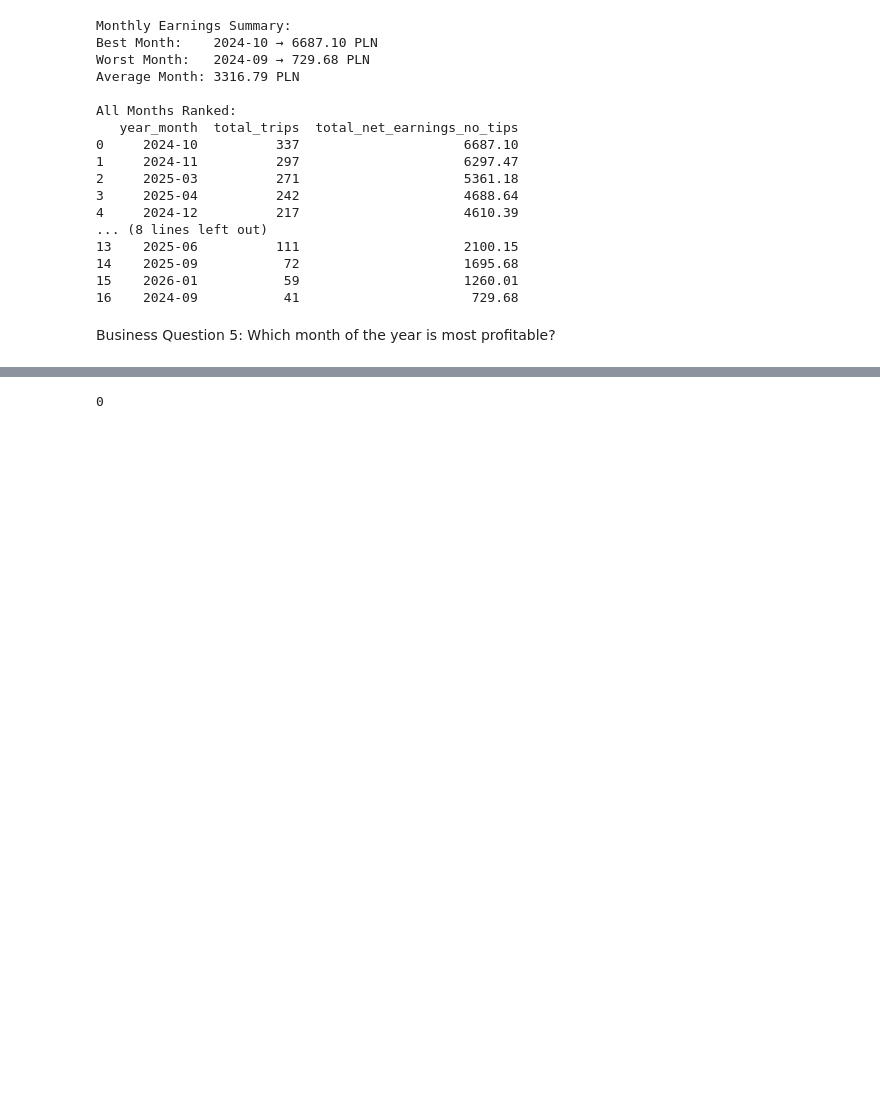
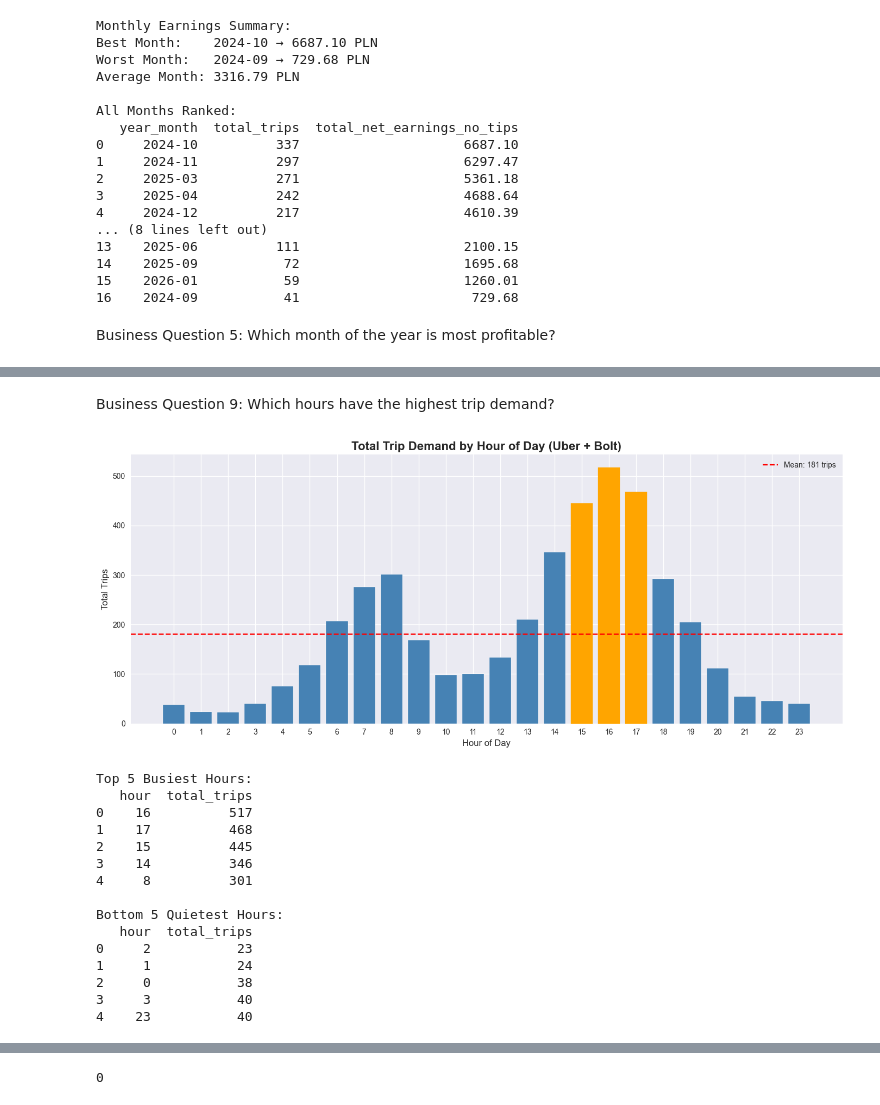
Before and after one commit to lamoski/RideMetrics, a Jupyter notebook: working_file.ipynb, the cells around one changed output, grey strips where cells are left out. Drawn from its saved outputs; the diff is of its cells as text; code cells hidden in the pictures; blank space fills up the shorter version.

```diff
--- a/working_file.ipynb
+++ b/working_file.ipynb
@@ -782,0 +974,60 @@ Months Ranked by Total Earnings:
+# %% [markdown]
+Business Question 9: Which hours have the highest trip demand?
+# %%
+fig, ax = plt.subplots(figsize=(14, 6))
+
+bars = ax.bar(
+    hourly_demand_gold['hour'],
+    hourly_demand_gold['total_trips'],
+    color='steelblue',
+    edgecolor='white'
+)
+
+# Highlight top 3 hours
+top_3 = hourly_demand_gold.nlargest(3, 'total_trips')['hour']
+for bar, hour in zip(bars, hourly_demand_gold['hour']):
+    if hour in top_3.values:
+        bar.set_color('orange')
+
+# Add mean line
+mean_trips = hourly_demand_gold['total_trips'].mean()
+ax.axhline(y=mean_trips, color='red', linestyle='--',
+           label=f'Mean: {mean_trips:.0f} trips')
+
+ax.set_title('Total Trip Demand by Hour of Day (Uber + Bolt)',
+             fontsize=16, fontweight='bold')
+ax.set_xlabel('Hour of Day', fontsize=12)
+ax.set_ylabel('Total Trips', fontsize=12)
+ax.set_xticks(range(24))
+ax.legend()
+
+plt.tight_layout()
+plt.show()
+
+# Print ranking
+print("Top 5 Busiest Hours:")
+print(hourly_demand_gold.nlargest(5, 'total_trips')[
+    ['hour', 'total_trips']
+].reset_index(drop=True).to_string())
+
+print("\nBottom 5 Quietest Hours:")
+print(hourly_demand_gold.nsmallest(5, 'total_trips')[
+    ['hour', 'total_trips']
+].reset_index(drop=True).to_string())
+# %% [output]
+[figure, added]
+Top 5 Busiest Hours:
+   hour  total_trips
+0    16          517
+1    17          468
+2    15          445
+3    14          346
+4     8          301
+
+Bottom 5 Quietest Hours:
+   hour  total_trips
+0     2           23
+1     1           24
+2     0           38
+3     3           40
+4    23           40
```
Also changed, not shown: parts of 21 cells of this notebook.
